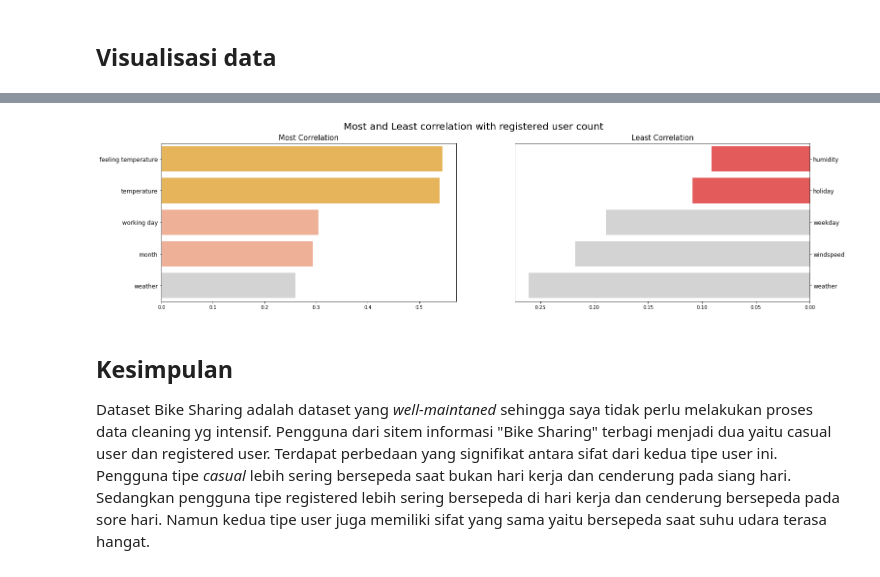
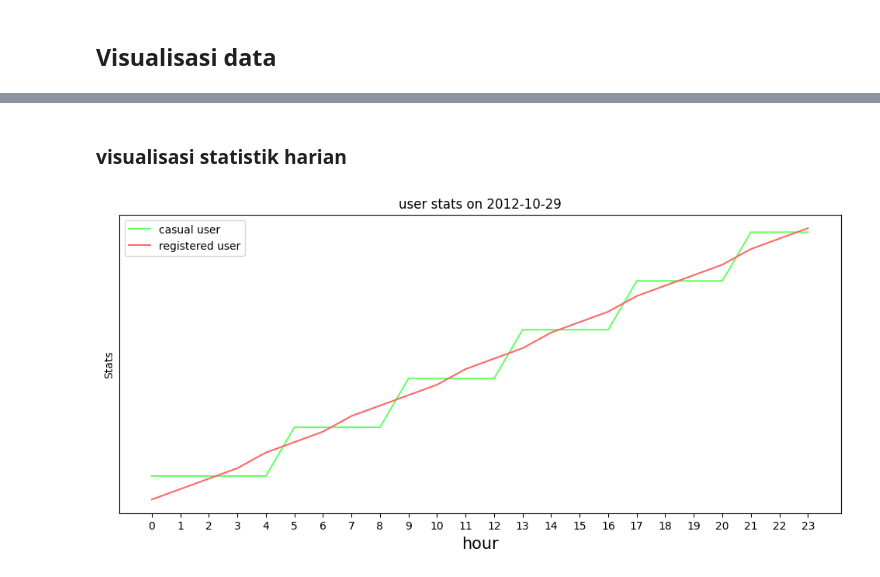
Before and after one commit to yunama47/dashboard-app, a Jupyter notebook: bike-sharing-analysis.ipynb, the cells around one changed output, grey strips where cells are left out. Saved outputs shown, nothing was run; the diff lists cells and outputs as text; code cells hidden in the pictures.

```diff
--- a/bike-sharing-analysis.ipynb
+++ b/bike-sharing-analysis.ipynb
@@ -542,17 +577,0 @@ new_day_df['dteday'] = pd.to_datetime(new_day_df['dteday'])
-# %%
-def plot_per_hours(day):
-  one_day = hour_df.loc[hour_df.dteday == day].copy()
-  # normalisasi
-  one_day.casual = (one_day.casual - one_day.casual.mean()) / one_day.casual.std()
-  one_day.registered = (one_day.registered - one_day.registered.mean()) / one_day.registered.std()
-
-  plt.figure(figsize=(12, 5))
-  plt.plot(one_day['hr'], one_day['casual'], color='#66ff66')
-  plt.plot(one_day['hr'], one_day['registered'], color='#ff6666')
-  plt.title(f'user stats on {day.date()}')
-  plt.xticks(one_day['hr'])
-  plt.yticks([])
-  plt.xlabel('hour',size=15)
-  plt.ylabel("Stats")
-  plt.legend(['casual user','registered user'])
-  plt.show()
@@ -667,8 +578,26 @@ corr_barplot(day_df.casual,"casual user count")
-# %%
-corr_barplot(day_df.registered,"registered user count")
-# %% [output]
-[figure, removed]
-# %% [markdown]
-## Kesimpulan
-
-Dataset Bike Sharing adalah dataset yang *well-maintaned* sehingga saya tidak perlu melakukan proses data cleaning yg intensif. Pengguna dari sitem informasi "Bike Sharing" terbagi menjadi dua yaitu casual user dan registered user. Terdapat perbedaan yang signifikat antara sifat dari kedua tipe user ini. Pengguna tipe *casual* lebih sering bersepeda saat bukan hari kerja dan cenderung pada siang hari. Sedangkan pengguna tipe registered lebih sering bersepeda di hari kerja dan cenderung bersepeda pada sore hari. Namun kedua tipe user juga memiliki sifat yang sama yaitu bersepeda saat suhu udara terasa hangat.
+# %% [markdown]
+### visualisasi statistik harian
+# %%
+new_hour_df['dteday'] = pd.to_datetime(new_hour_df['dteday'])
+new_day_df['dteday'] = pd.to_datetime(new_day_df['dteday'])
+# %%
+def plot_per_hours(day, df):
+  one_day = df.loc[df.dteday == day].copy()
+  # normalisasi
+  one_day.casual = (one_day.casual - one_day.casual.mean()) / one_day.casual.std()
+  one_day.registered = (one_day.registered - one_day.registered.mean()) / one_day.registered.std()
+
+  plt.figure(figsize=(12, 5))
+  plt.plot(one_day['hr'], one_day['casual'], color='#66ff66')
+  plt.plot(one_day['hr'], one_day['registered'], color='#ff6666')
+  plt.title(f'user stats on {day.date()}')
+  plt.xticks(one_day['hr'])
+  plt.yticks([])
+  plt.xlabel('hour',size=15)
+  plt.ylabel("Stats")
+  plt.legend(['casual user','registered user'])
+  plt.show()
+# %%
+plot_per_hours(datetime.datetime(2012,10,29),new_hour_df)
+# %% [output]
+[figure, added]
```
Also changed, not shown: parts of 51 cells of this notebook.
